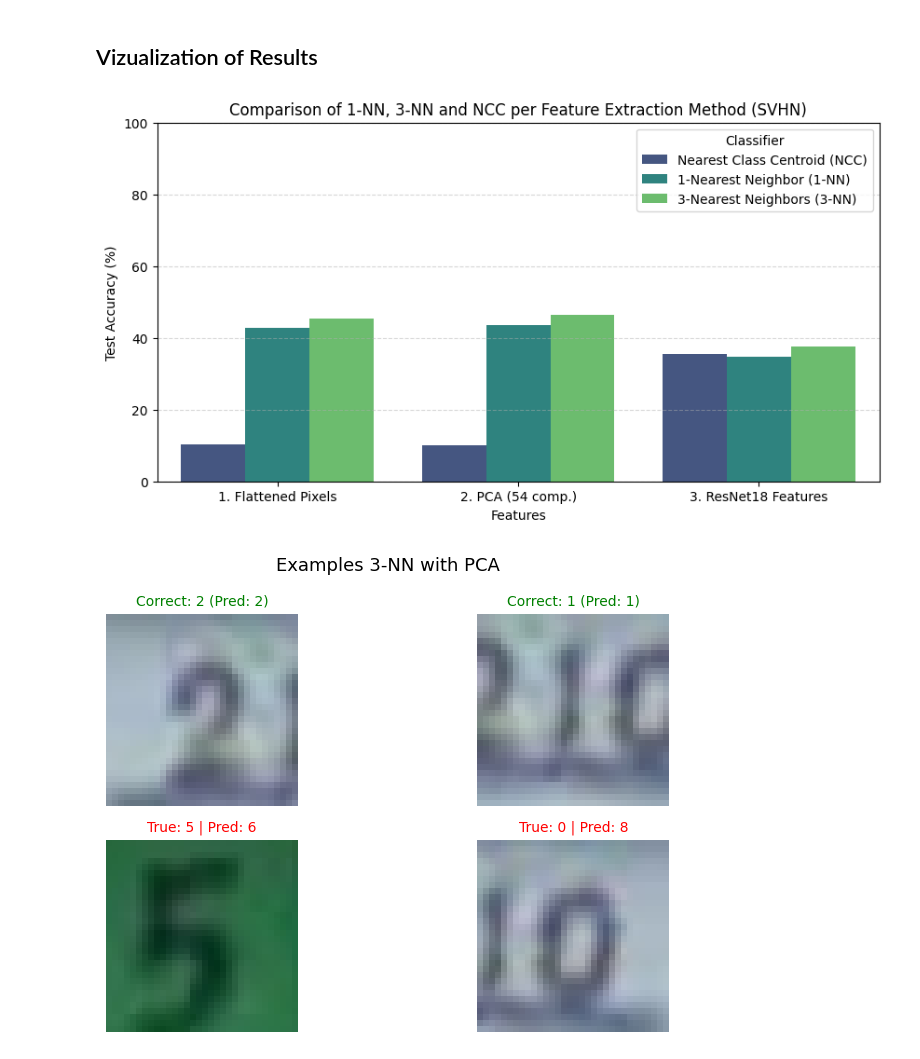
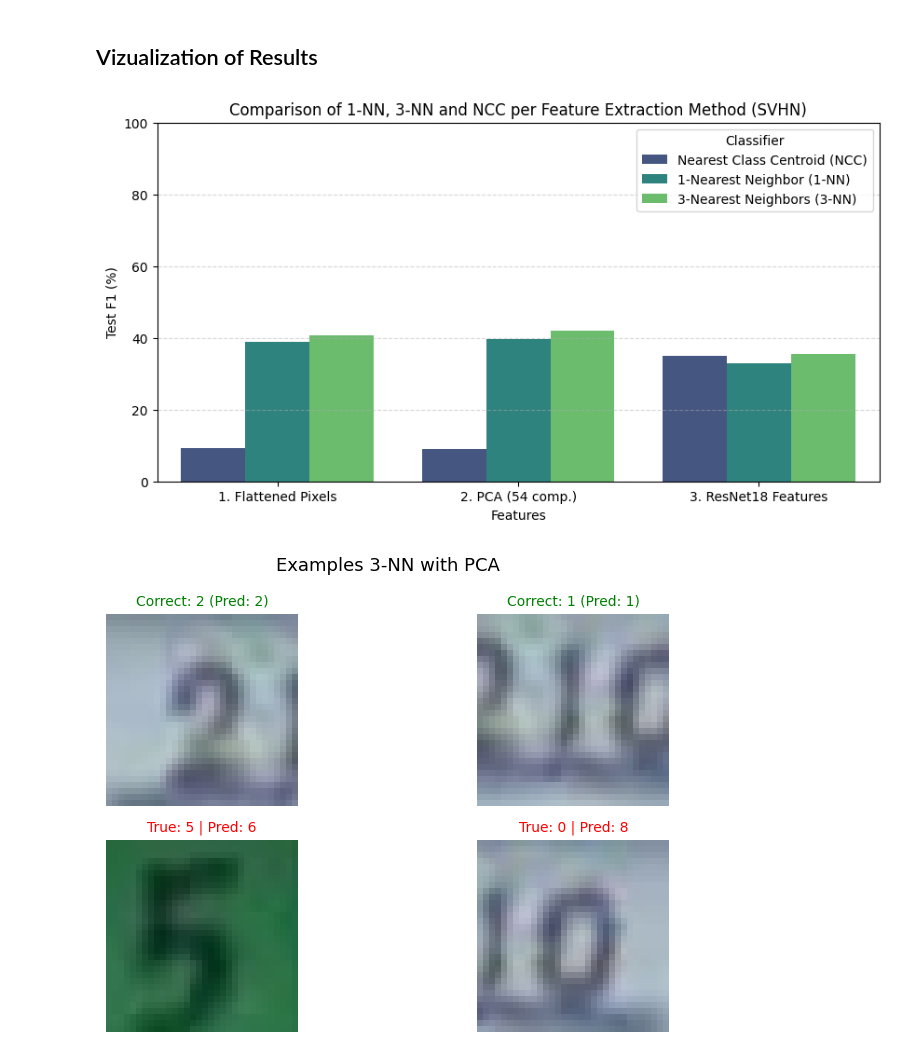
Before and after one commit to DhmhtrhsPakakis/Neural_Networks_Fundamentals, a Jupyter notebook: notebooks/baselines_inference.ipynb, the cells around one changed output. Cells and saved outputs as stored; diff of their text form; code cells hidden in the pictures.

Commit message:
Baseline models inference notebook with Macro F1

```diff
--- a/notebooks/baselines_inference.ipynb
+++ b/notebooks/baselines_inference.ipynb
@@ -116,33 +116,33 @@ Nearest Class Centroid (NCC)   | Test Acc: 35.57% | Fit: 0.259s | Predict: 0.04s
 # %%
 # Barplot comparing Test Accuracy
 plt.figure(figsize=(10, 5))
 sns.barplot(
-    data=df_baselines, x="Features", y="Test Accuracy (%)", hue="Classifier", palette="viridis"
+    data=df_baselines, x="Features", y="Test F1 (%)", hue="Classifier", palette="viridis"
 )
 plt.title("Comparison of 1-NN, 3-NN and NCC per Feature Extraction Method (SVHN)")
 plt.ylim(0, 100)
 plt.grid(axis='y', linestyle='--', alpha=0.5)
 plt.show()
 
 # Display 5 Correct and 5 Incorrect Predictions (e.g., using 3-NN with PCA)
 y_pred_sample = preds_pca["3-Nearest Neighbors (3-NN)"]
 correct_idx = np.where(y_pred_sample == y_test)[0][:2]
 wrong_idx = np.where(y_pred_sample != y_test)[0][:2]
 
 fig, axes = plt.subplots(2, 2, figsize=(9, 5))
 for i, idx in enumerate(correct_idx):
     axes[0, i].imshow(np.transpose(X_test[idx], (1, 2, 0)))
     axes[0, i].set_title(f"Correct: {y_test[idx]} (Pred: {y_pred_sample[idx]})", color="green", fontsize=10)
     axes[0, i].axis("off")
 
 for i, idx in enumerate(wrong_idx):
     axes[1, i].imshow(np.transpose(X_test[idx], (1, 2, 0)))
     axes[1, i].set_title(f"True: {y_test[idx]} | Pred: {y_pred_sample[idx]}", color="red", fontsize=10)
     axes[1, i].axis("off")
 
 plt.suptitle("Examples 3-NN with PCA", fontsize=13)
 plt.tight_layout()
 plt.show()
 # %% [output]
-[figure, old version]
+[figure, new version]
 [figure]
```
Also changed, not shown: parts of 1 cell of this notebook.
